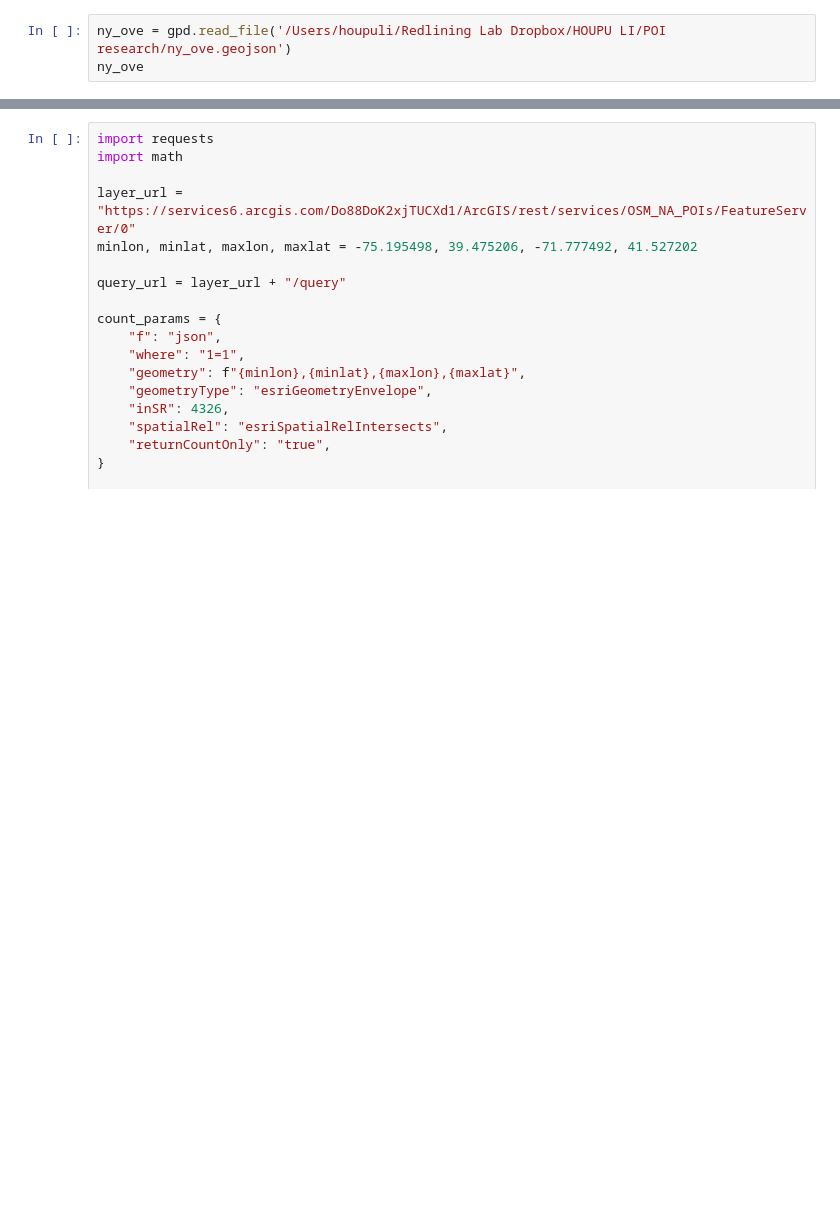
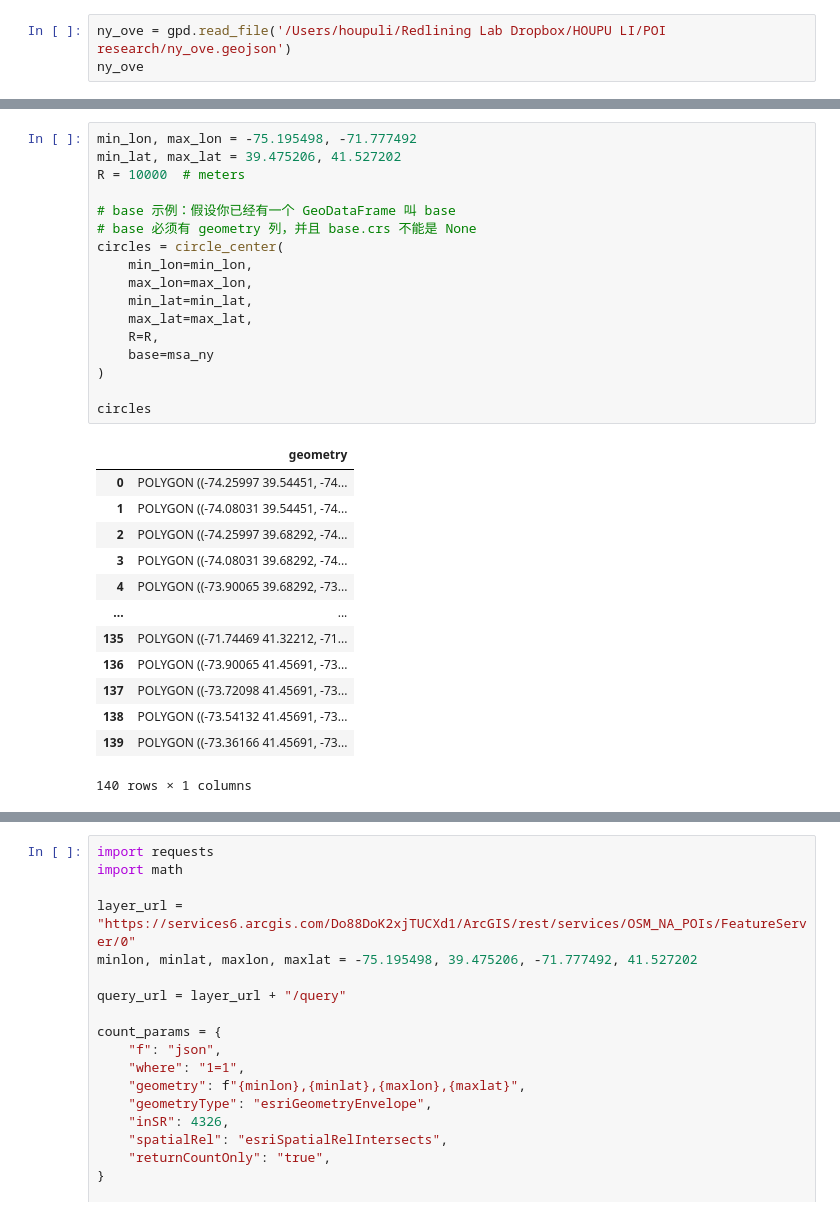
Before and after one commit to HOUPU1993/POI-study, a Jupyter notebook: POI_study.ipynb, the cells around one changed output, grey strips where cells are left out. Saved outputs shown, nothing was run; the diff lists cells and outputs as text; blank space fills up the shorter version.

```diff
--- a/POI_study.ipynb
+++ b/POI_study.ipynb
@@ -2847,0 +2913,31 @@ nyc_poi
+# %%
+min_lon, max_lon = -75.195498, -71.777492
+min_lat, max_lat = 39.475206, 41.527202
+R = 10000  # meters
+
+# base 示例：假设你已经有一个 GeoDataFrame 叫 base
+# base 必须有 geometry 列，并且 base.crs 不能是 None
+circles = circle_center(
+    min_lon=min_lon,
+    max_lon=max_lon,
+    min_lat=min_lat,
+    max_lat=max_lat,
+    R=R,
+    base=msa_ny
+)
+
+circles
+# %% [output]
+|  | geometry |
+| 0 | POLYGON ((-74.25997 39.54451, -74... |
+| 1 | POLYGON ((-74.08031 39.54451, -74... |
+| 2 | POLYGON ((-74.25997 39.68292, -74... |
+| 3 | POLYGON ((-74.08031 39.68292, -74... |
+| 4 | POLYGON ((-73.90065 39.68292, -73... |
+| ... | ... |
+| 135 | POLYGON ((-71.74469 41.32212, -71... |
+| 136 | POLYGON ((-73.90065 41.45691, -73... |
+| 137 | POLYGON ((-73.72098 41.45691, -73... |
+| 138 | POLYGON ((-73.54132 41.45691, -73... |
+| 139 | POLYGON ((-73.36166 41.45691, -73... |
+140 rows × 1 columns
```
Also changed, not shown: parts of 5 cells of this notebook.
